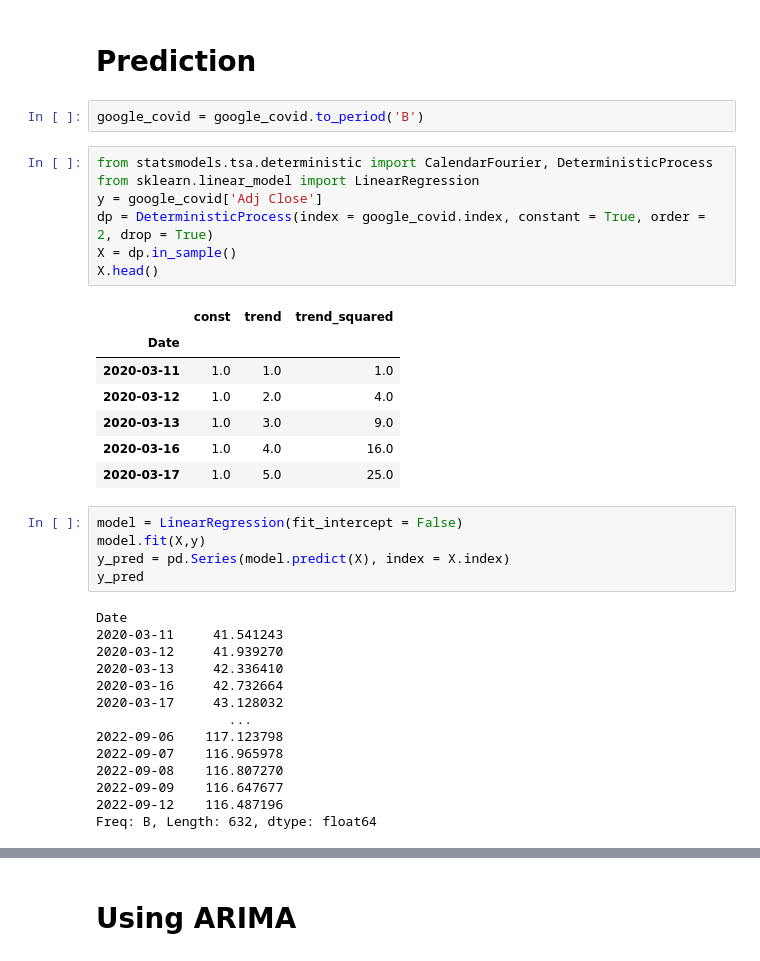
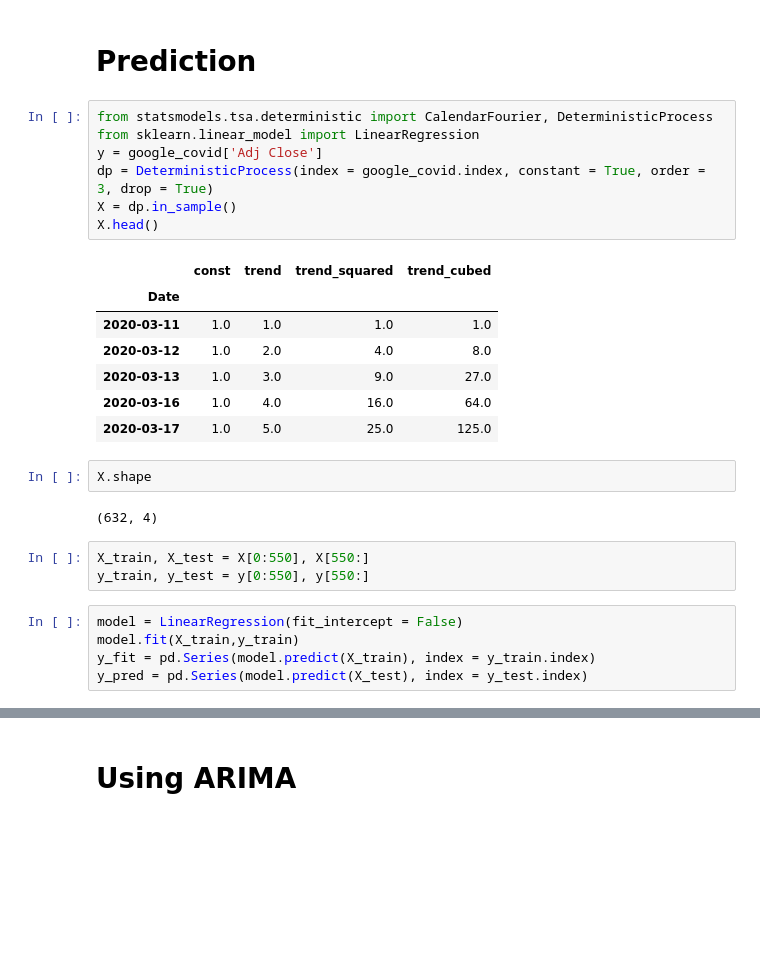
Before and after one commit to Zaki171/Google-Stock-Analysis-and-Predictions, a Jupyter notebook: google-stock-prices-eda.ipynb, the cells around one changed output, grey strips where cells are left out. Cells and saved outputs as stored; diff of their text form; blank space fills up the shorter version.

```diff
--- a/google-stock-prices-eda.ipynb
+++ b/google-stock-prices-eda.ipynb
@@ -307,39 +309,30 @@ sns.kdeplot(data = google_covid,x = 'Daily Return')
 [figure]
 # %% [markdown]
 # Prediction
-# %%
-google_covid = google_covid.to_period('B')
 # %%
 from statsmodels.tsa.deterministic import CalendarFourier, DeterministicProcess
 from sklearn.linear_model import LinearRegression
 y = google_covid['Adj Close']
-dp = DeterministicProcess(index = google_covid.index, constant = True, order = 2, drop = True)
+dp = DeterministicProcess(index = google_covid.index, constant = True, order = 3, drop = True)
 X = dp.in_sample()
 X.head()
 # %% [output]
-|  | const | trend | trend_squared |
-| Date |  |  |  |
-| 2020-03-11 | 1.0 | 1.0 | 1.0 |
-| 2020-03-12 | 1.0 | 2.0 | 4.0 |
-| 2020-03-13 | 1.0 | 3.0 | 9.0 |
-| 2020-03-16 | 1.0 | 4.0 | 16.0 |
-| 2020-03-17 | 1.0 | 5.0 | 25.0 |
+|  | const | trend | trend_squared | trend_cubed |
+| Date |  |  |  |  |
+| 2020-03-11 | 1.0 | 1.0 | 1.0 | 1.0 |
+| 2020-03-12 | 1.0 | 2.0 | 4.0 | 8.0 |
+| 2020-03-13 | 1.0 | 3.0 | 9.0 | 27.0 |
+| 2020-03-16 | 1.0 | 4.0 | 16.0 | 64.0 |
+| 2020-03-17 | 1.0 | 5.0 | 25.0 | 125.0 |
+# %%
+X.shape
+# %% [output]
+(632, 4)
+# %%
+X_train, X_test = X[0:550], X[550:]
+y_train, y_test = y[0:550], y[550:]
 # %%
 model = LinearRegression(fit_intercept = False)
-model.fit(X,y)
-y_pred = pd.Series(model.predict(X), index = X.index)
-y_pred
+model.fit(X_train,y_train)
+y_fit = pd.Series(model.predict(X_train), index = y_train.index)
+y_pred = pd.Series(model.predict(X_test), index = y_test.index)
-# %% [output]
-Date
-2020-03-11     41.541243
-2020-03-12     41.939270
-2020-03-13     42.336410
-2020-03-16     42.732664
-2020-03-17     43.128032
-                 ...
-2022-09-06    117.123798
-2022-09-07    116.965978
-2022-09-08    116.807270
-2022-09-09    116.647677
-2022-09-12    116.487196
-Freq: B, Length: 632, dtype: float64
```
Also changed, not shown: parts of 30 cells of this notebook.
